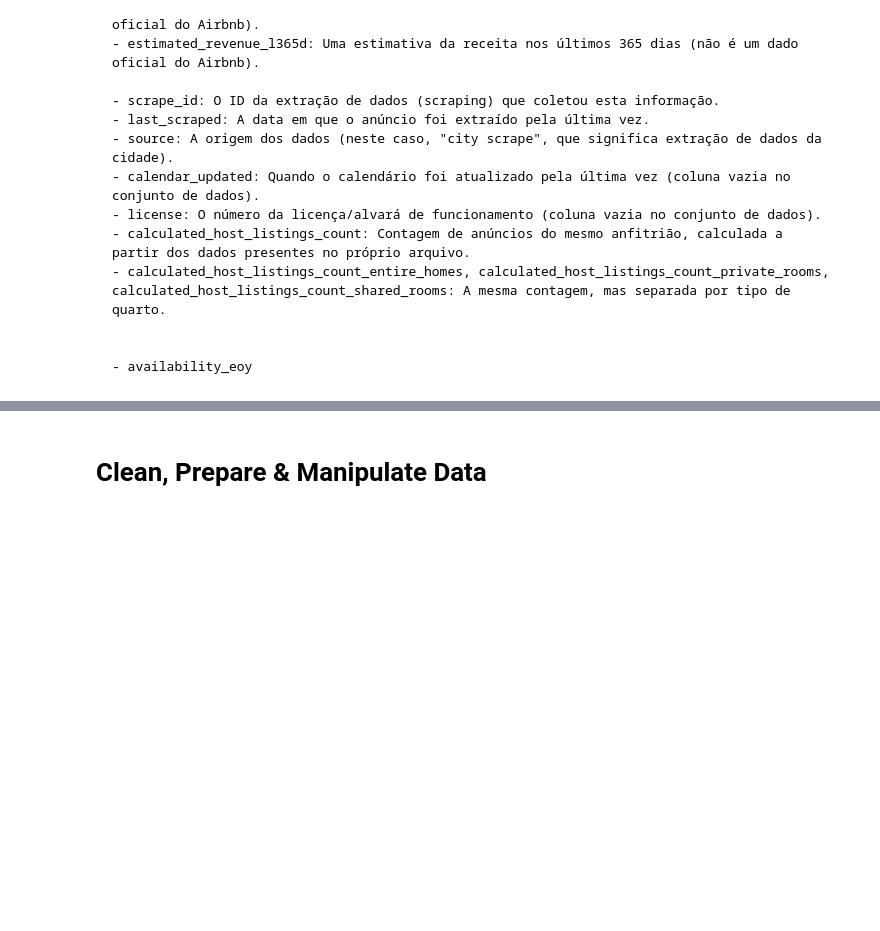
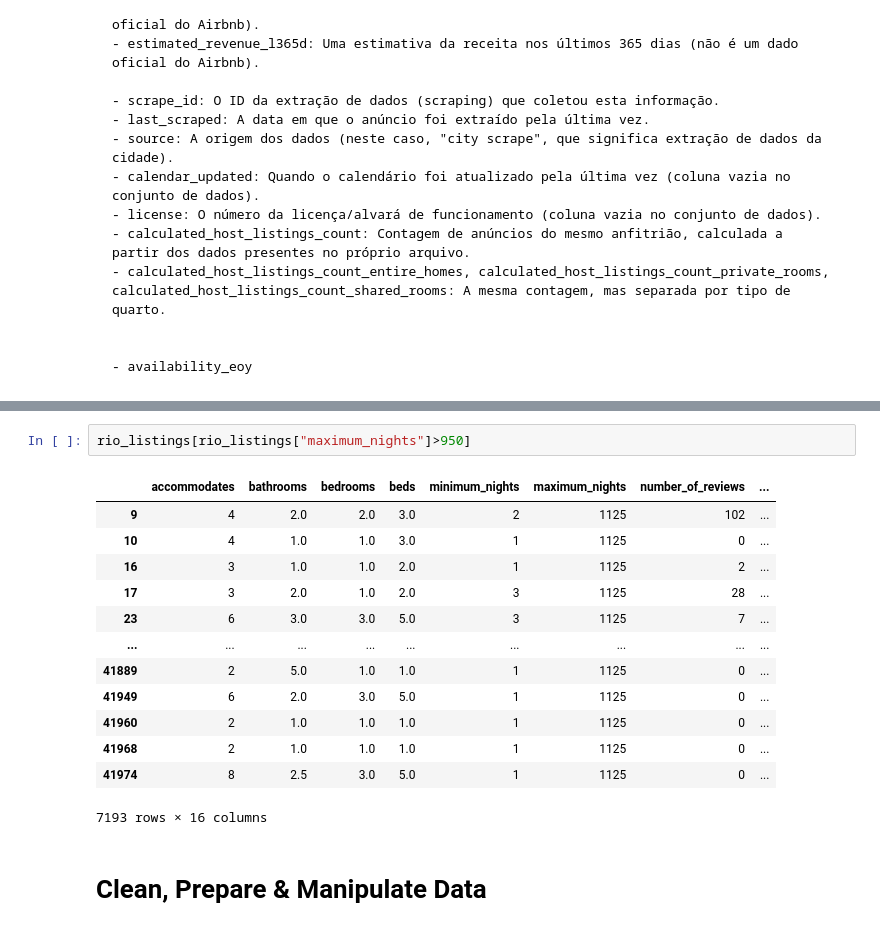
Before and after one commit to polianaraujo/dca0305, a Jupyter notebook: projeto1/lesson04_v2.ipynb, the cells around one changed output, grey strips where cells are left out. Cells and saved outputs as stored; diff of their text form; blank space fills up the shorter version.

```diff
--- a/projeto1/lesson04_v2.ipynb
+++ b/projeto1/lesson04_v2.ipynb
@@ -340,3 +328,19 @@ rio_listings.sample(5)
+# %%
+rio_listings[rio_listings["maximum_nights"]>950]
+# %% [output]
+|  | accommodates | bathrooms | bedrooms | beds | minimum_nights | maximum_nights | number_of_reviews | ... |
+| 9 | 4 | 2.0 | 2.0 | 3.0 | 2 | 1125 | 102 | ... |
+| 10 | 4 | 1.0 | 1.0 | 3.0 | 1 | 1125 | 0 | ... |
+| 16 | 3 | 1.0 | 1.0 | 2.0 | 1 | 1125 | 2 | ... |
+| 17 | 3 | 2.0 | 1.0 | 2.0 | 3 | 1125 | 28 | ... |
+| 23 | 6 | 3.0 | 3.0 | 5.0 | 3 | 1125 | 7 | ... |
+| ... | ... | ... | ... | ... | ... | ... | ... | ... |
+| 41889 | 2 | 5.0 | 1.0 | 1.0 | 1 | 1125 | 0 | ... |
+| 41949 | 6 | 2.0 | 3.0 | 5.0 | 1 | 1125 | 0 | ... |
+| 41960 | 2 | 1.0 | 1.0 | 1.0 | 1 | 1125 | 0 | ... |
+| 41968 | 2 | 1.0 | 1.0 | 1.0 | 1 | 1125 | 0 | ... |
+| 41974 | 8 | 2.5 | 3.0 | 5.0 | 1 | 1125 | 0 | ... |
+7193 rows × 16 columns
 # %% [markdown]
 # Clean, Prepare & Manipulate Data
 # %%
```
Also changed, not shown: parts of 16 cells of this notebook, 1 other file.
